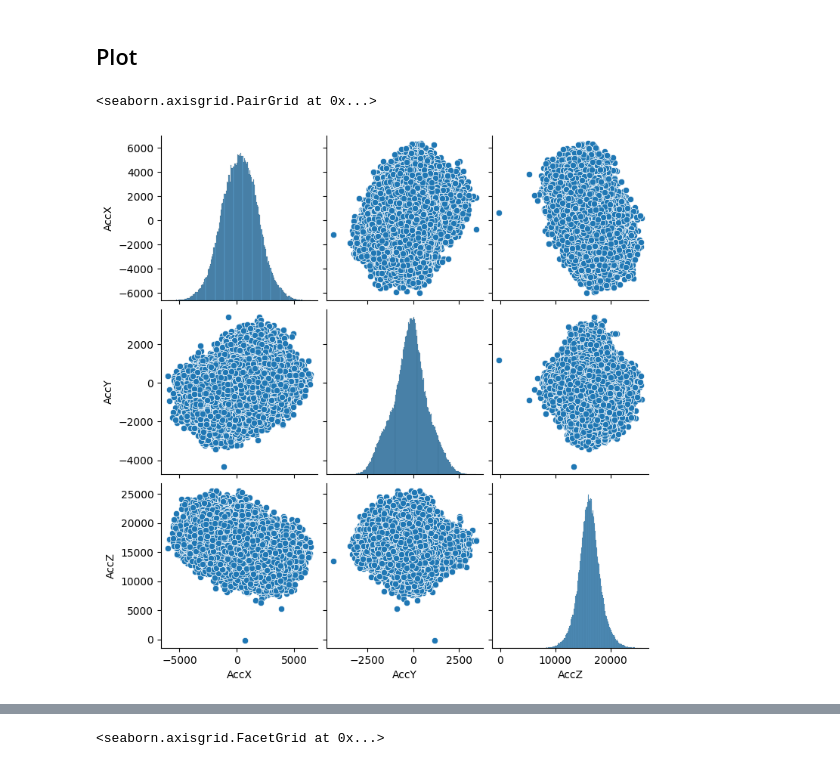
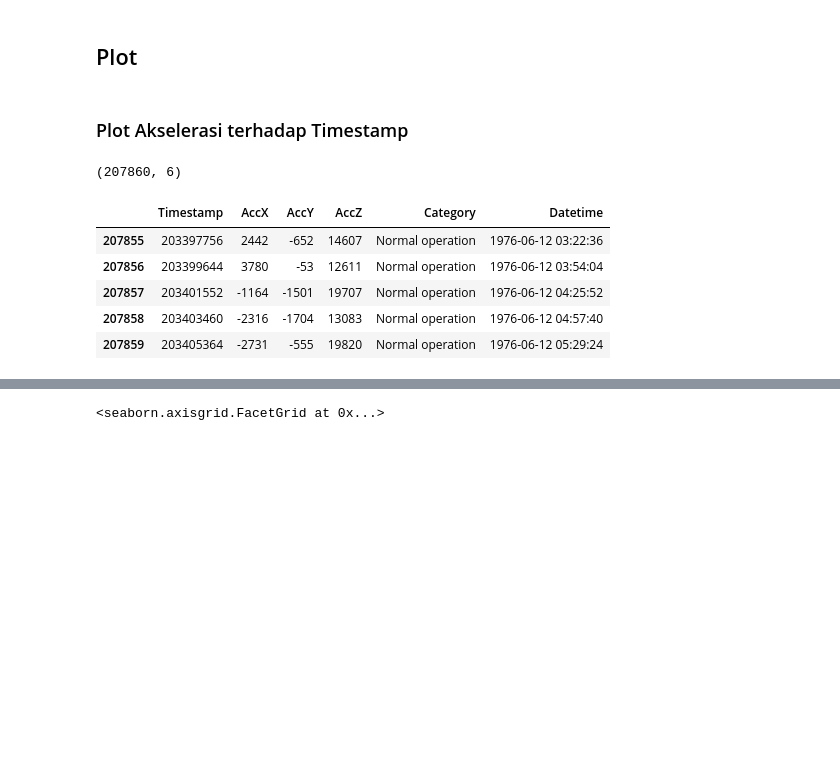
Before and after one commit to C23-PC735-Bangkit-Capstone/Machine-Learning-Model, a Jupyter notebook: ml_model.ipynb, the cells around one changed output, grey strips where cells are left out. Saved outputs shown, nothing was run; the diff lists cells and outputs as text; code cells hidden in the pictures; blank space fills up the shorter version.

```diff
--- a/ml_model.ipynb
+++ b/ml_model.ipynb
@@ -442,8 +467,9 @@ p-value: 0.0
 The data is not normally distributed (reject H0)
 # %% [markdown]
 ## Plot
-# %%
-sns.pairplot(df_vibration)
-# %% [output]
-<seaborn.axisgrid.PairGrid at 0x...>
-[figure, removed]
+# %% [markdown]
+### Plot Akselerasi terhadap Timestamp
+# %%
+df_vibration.shape
+# %% [output]
+(207860, 6)
@@ -449,0 +481,9 @@ sns.pairplot(df_vibration)
+# %%
+df_vibration.tail()
+# %% [output]
+|  | Timestamp | AccX | AccY | AccZ | Category | Datetime |
+| 207855 | 203397756 | 2442 | -652 | 14607 | Normal operation | 1976-06-12 03:22:36 |
+| 207856 | 203399644 | 3780 | -53 | 12611 | Normal operation | 1976-06-12 03:54:04 |
+| 207857 | 203401552 | -1164 | -1501 | 19707 | Normal operation | 1976-06-12 04:25:52 |
+| 207858 | 203403460 | -2316 | -1704 | 13083 | Normal operation | 1976-06-12 04:57:40 |
+| 207859 | 203405364 | -2731 | -555 | 19820 | Normal operation | 1976-06-12 05:29:24 |
```
Also changed, not shown: parts of 60 cells of this notebook.
